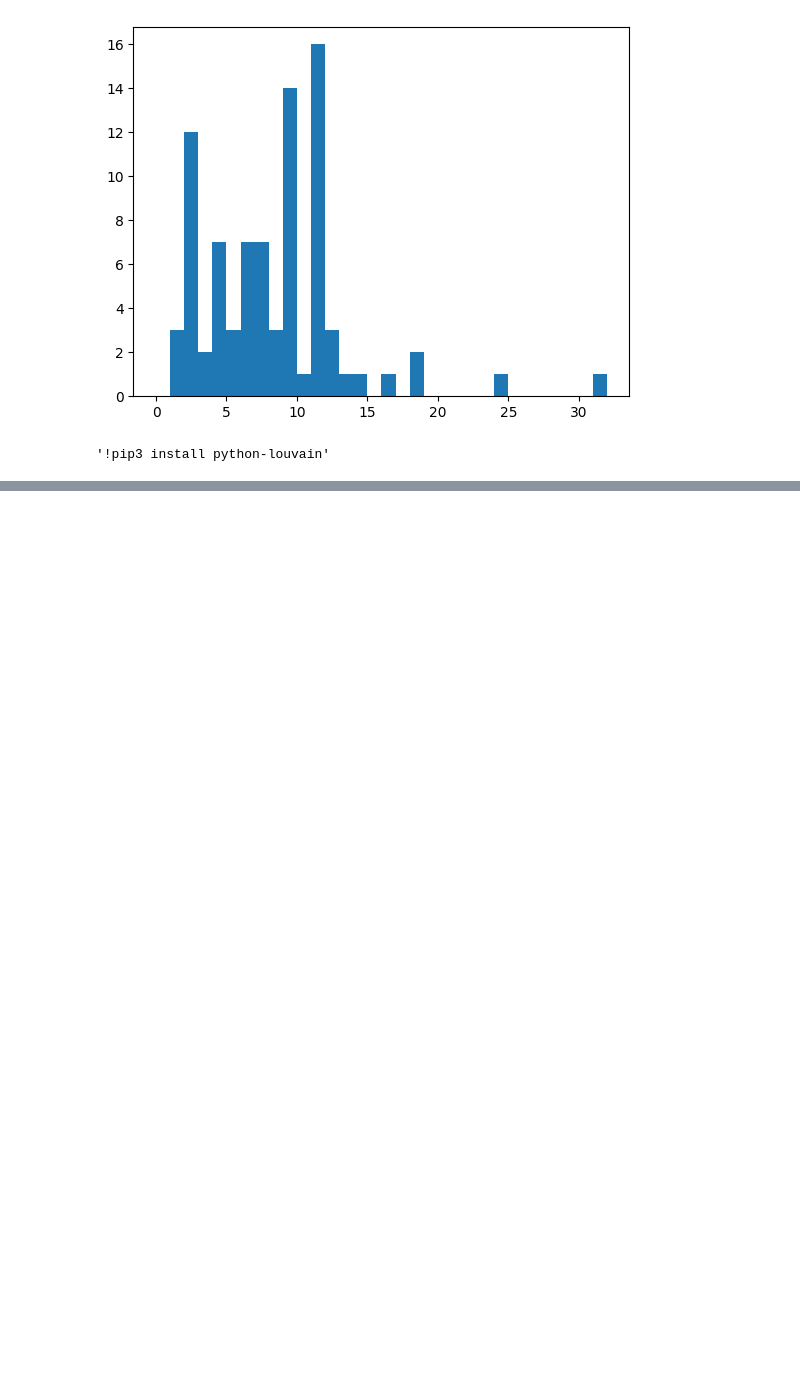
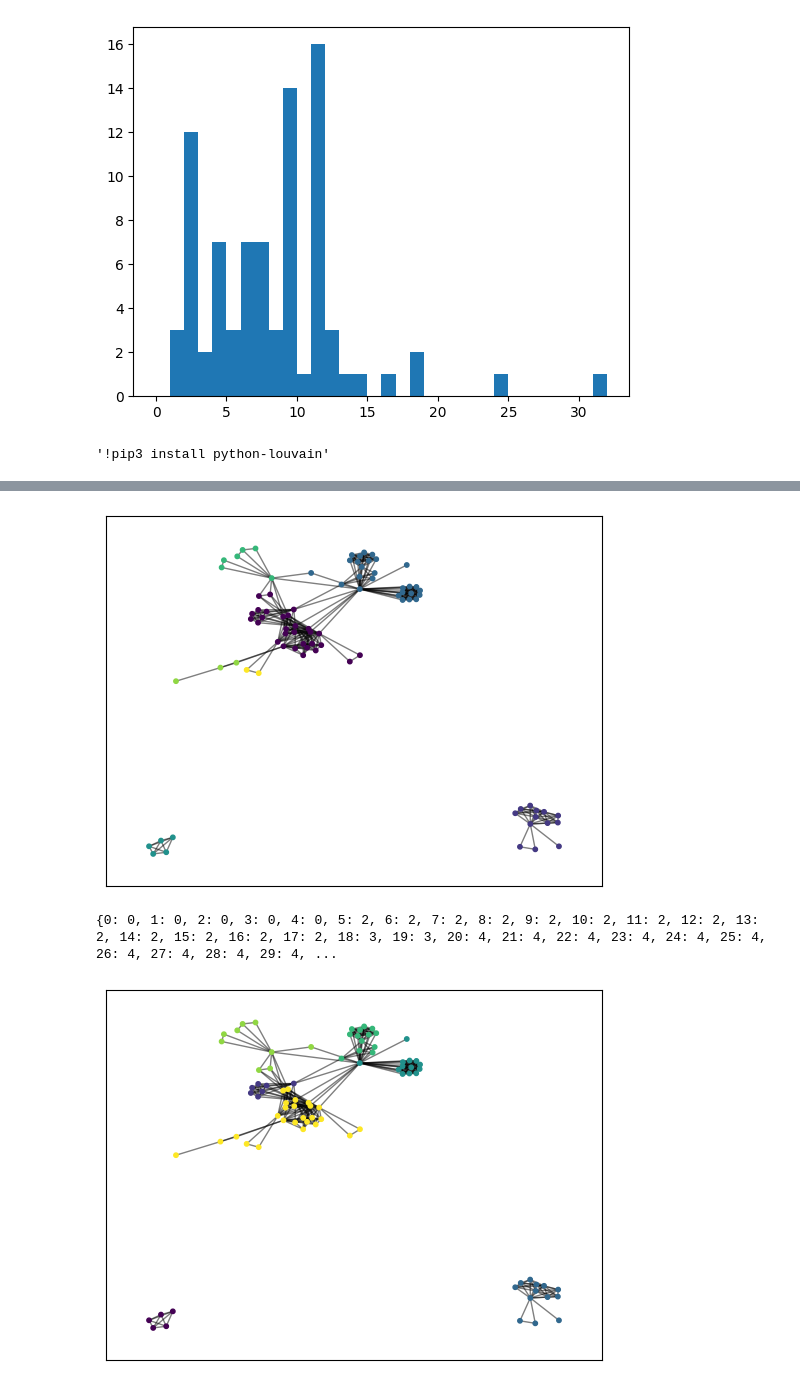
Before and after one commit to PierreRemacle/LINMA2472_P1, a Jupyter notebook: HW1.ipynb, the cells around one changed output, grey strips where cells are left out. Saved outputs shown, nothing was run; the diff lists cells and outputs as text; code cells hidden in the pictures; blank space fills up the shorter version.

Commit message:
laplace final

```diff
--- a/HW1.ipynb
+++ b/HW1.ipynb
@@ -208,3 +212,55 @@ louvain(graph_net)
+# %%
+from sklearn.cluster import KMeans
+import matplotlib.cm as cm
+import scipy
+import matplotlib.pyplot as plt
+
+
+def laplace ():
+
+    lapl_matrix = matrix_diag - matrix_occ
+
+
+    L1 = lapl_matrix[0:5,0:5]
+    #print(L1)
+    L2 = lapl_matrix[5:18,5:18]
+    #print(L2)
+    L3 = lapl_matrix[18:lg_allnames, 18:lg_allnames]
+
+    # eigenvalues and eigenvectors
+    vals, vecs = scipy.linalg.eigh(lapl_matrix)
+    # sort these based on the eigenvalues
+    vecs = vecs[:,np.argsort(vals)]
+    vals = vals[np.argsort(vals)]
+
+
+    """vecs[:,0] = np.full(len(L1),1)
+    vals[0] = 0"""
+
+    #print(vals)
+    #print(vecs[:,1])
+
+    # kmeans on first three vectors with nonzero eigenvalues
+    kmeans = KMeans(n_clusters=7)
+    kmeans.fit(vecs[:,0:7])
+    colors = kmeans.labels_
+
+    #print("Clusters:", colors)
+
+    graph_L3 = create_graph(np.abs(lapl_matrix))
+    #print(L2)
+    pos = nx.spring_layout(graph_L3, seed=41)
+    # color the nodes according to their partition
+    cmap = cm.get_cmap('viridis', max(colors) + 1)
+    nx.draw_networkx_nodes(graph_L3, pos, node_size=10,cmap=cmap, node_color=list(colors))
+    nx.draw_networkx_edges(graph_L3, pos, alpha=0.5)
+    plt.show()
+    louvain(graph_L3)
+laplace()
+# %% [output]
+[figure, added]
+{0: 0, 1: 0, 2: 0, 3: 0, 4: 0, 5: 2, 6: 2, 7: 2, 8: 2, 9: 2, 10: 2, 11: 2, 12: 2, 13: 2, 14: 2, 15: 2, 16: 2, 17: 2, 18: 3, 19: 3, 20: 4, 21: 4, 22: 4, 23: 4, 24: 4, 25: 4, 26: 4, 27: 4, 28: 4, 29: 4, ...
+[figure, added]
 # %%
 import random
 from matplotlib import pyplot as plt, animation
```
Also changed, not shown: parts of 8 cells of this notebook, 11 other files.
